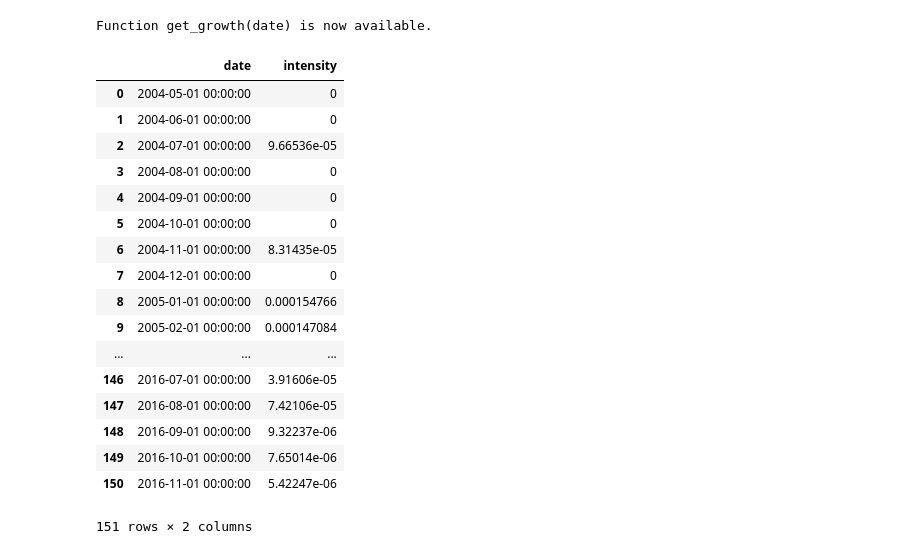
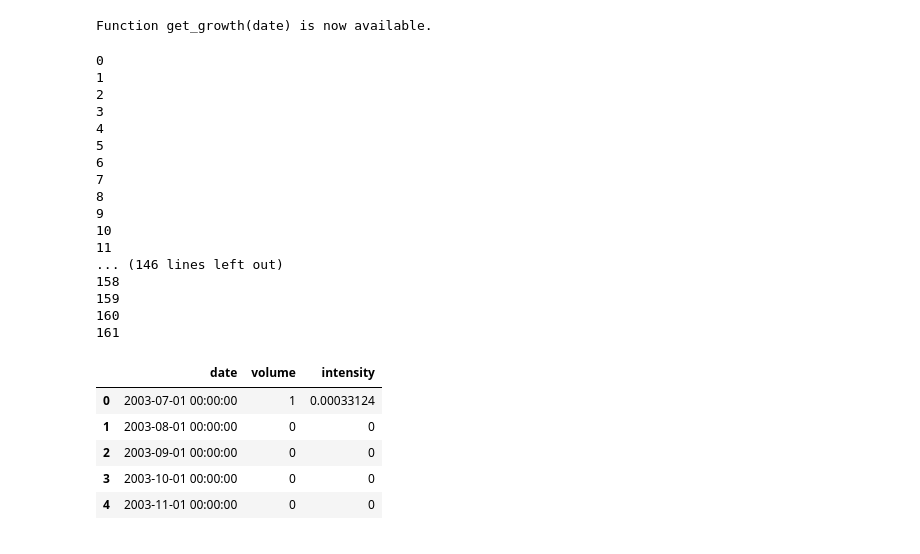
Before and after one commit to Yaskomega/TourismIndicator, a Jupyter notebook: graph_courchevel.ipynb, the cells around one changed output. Cells and saved outputs as stored; diff of their text form; code cells hidden in the pictures.

```diff
--- a/graph_courchevel.ipynb
+++ b/graph_courchevel.ipynb
@@ -137,16 +137,17 @@ df_tmp_places.head()
 | 3 | 219805 | 45.416412 | 6.628457 |
 | 4 | 293193 | 45.415100 | 6.633700 |
 # %%
-# BEGINNING DATE : 2004-05-11 - ENDING DATE : 2016-12-04
-date_from = datetime.strptime('2004-05-01', '%Y-%m-%d')
-date_to = add_one_month(date_from) #datetime.strptime('2013-12-31', '%Y-%m-%d')
+# BEGINNING DATE : 2003-07-04 - ENDING DATE : 2016-12-08
+date_from = datetime.strptime('2003-07-01', '%Y-%m-%d')
+date_to = add_one_month(date_from)
 
 # periodic_volumes is an array containing all volumes for each place, each month
 # periodic_volumes is an array of arrays : [ [[latitude, longitude, volume],... ], ... ]
 periodic_volumes =[]
 
 # Loop for the right number of month between the beginning date and the ending date :
-number_of_month = 151 #https://www.calendrier-365.fr/calculez/11-05-2004_04-12-2016.html
+number_of_month = 162
+
 for j in range(number_of_month) :
 
     # creating df volume
@@ -226,22 +227,22 @@ m
 # %% [output]
 Function get_growth(date) is now available.
 # %%
-# BEGINNING DATE : 2004-05-11 - ENDING DATE : 2016-12-04
-date_from = datetime.strptime('2004-05-01', '%Y-%m-%d')
-date_to = add_one_month(date_from) #datetime.strptime('2013-12-31', '%Y-%m-%d')
+# BEGINNING DATE : 2003-07-04 - ENDING DATE : 2016-12-08
+date_from = datetime.strptime('2003-07-01', '%Y-%m-%d')
+date_to = add_one_month(date_from)
 
 # superficie courchevel : 68,9 km²
-# superficie Saint-Bon-Tarentaise : 58,94 km²
-area = 68.9 + 58.94 #km²
+area = 68.9 #km²
 density = nb_places / area
 
 # Loop for the right number of month between the beginning date and the ending date :
-number_of_month = 151 #https://www.calendrier-365.fr/calculez/11-05-2004_04-12-2016.html
+number_of_month = 162
 
 df_intensity = pd.DataFrame(index=range(number_of_month), columns=["date","volume","intensity"])
 
 
 for j in range(number_of_month) :
+    print(j)
 
     # pour chaque mois
     # on compte le nombre de reviews
@@ -268,27 +269,33 @@ for j in range(number_of_month) :
     # incrementation du temps
     date_from = add_one_month(date_from)
     date_to = add_one_month(date_from)
+# %% [output]
+0
+1
+2
+3
+4
+5
+6
+7
+8
+9
+10
+11
+... (146 lines left out)
+158
+159
+160
+161
 # %%
-df_intensity
+df_intensity.head()
 # %% [output]
-|  | date | intensity |
-| 0 | 2004-05-01 00:00:00 | 0 |
-| 1 | 2004-06-01 00:00:00 | 0 |
-| 2 | 2004-07-01 00:00:00 | 9.66536e-05 |
-| 3 | 2004-08-01 00:00:00 | 0 |
-| 4 | 2004-09-01 00:00:00 | 0 |
-| 5 | 2004-10-01 00:00:00 | 0 |
-| 6 | 2004-11-01 00:00:00 | 8.31435e-05 |
-| 7 | 2004-12-01 00:00:00 | 0 |
-| 8 | 2005-01-01 00:00:00 | 0.000154766 |
-| 9 | 2005-02-01 00:00:00 | 0.000147084 |
-| ... | ... | ... |
-| 146 | 2016-07-01 00:00:00 | 3.91606e-05 |
-| 147 | 2016-08-01 00:00:00 | 7.42106e-05 |
-| 148 | 2016-09-01 00:00:00 | 9.32237e-06 |
-| 149 | 2016-10-01 00:00:00 | 7.65014e-06 |
-| 150 | 2016-11-01 00:00:00 | 5.42247e-06 |
+|  | date | volume | intensity |
+| 0 | 2003-07-01 00:00:00 | 1 | 0.00033124 |
+| 1 | 2003-08-01 00:00:00 | 0 | 0 |
+| 2 | 2003-09-01 00:00:00 | 0 | 0 |
+| 3 | 2003-10-01 00:00:00 | 0 | 0 |
+| 4 | 2003-11-01 00:00:00 | 0 | 0 |
-151 rows × 2 columns
 # %%
 import matplotlib.pyplot as plt
 %matplotlib inline
```
Also changed, not shown: parts of 3 cells of this notebook, 5 other files.
